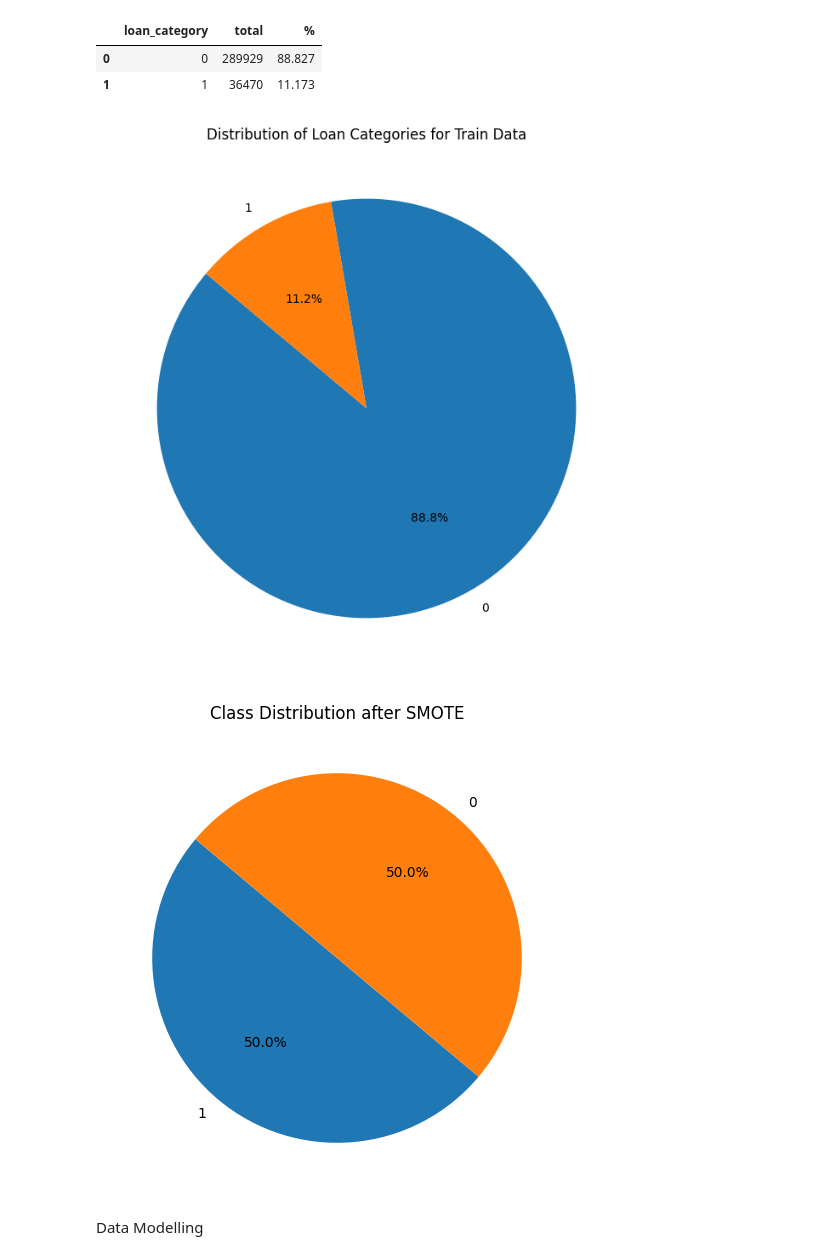
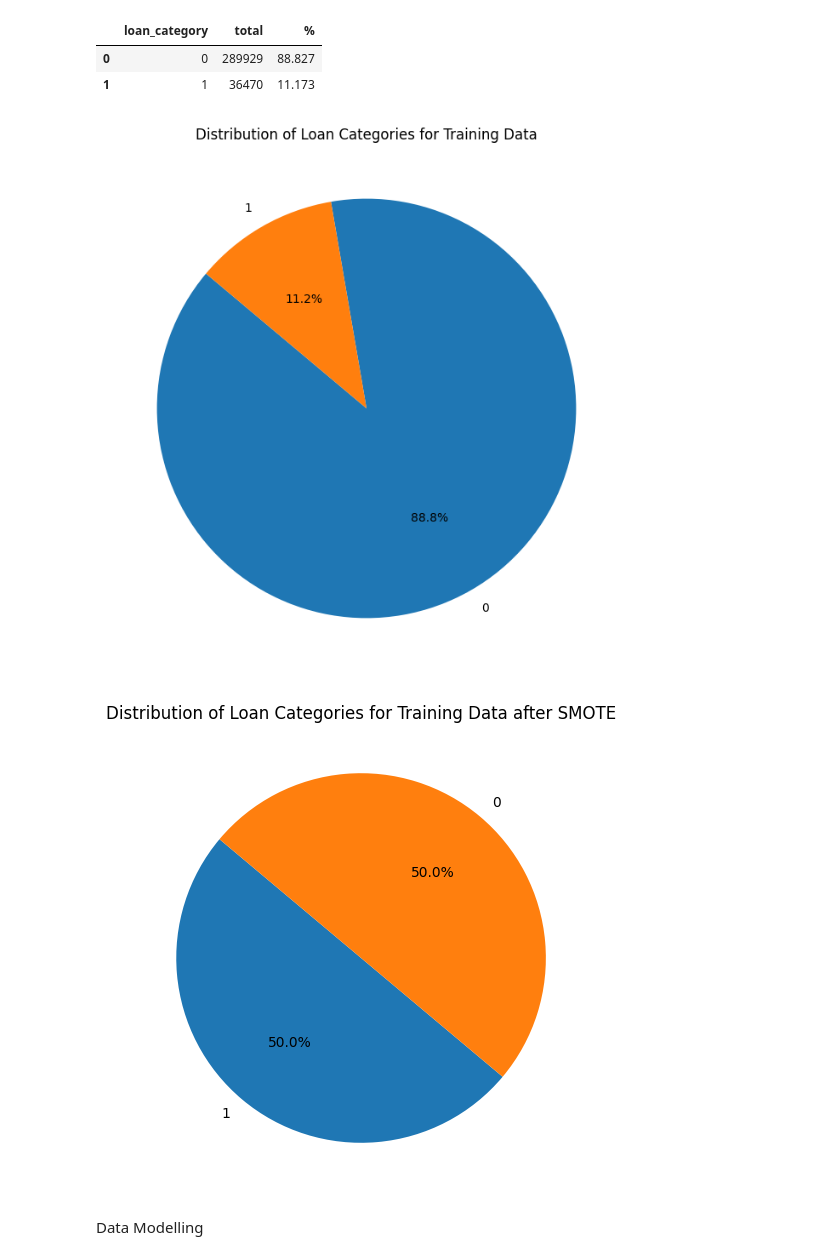
Before and after one commit to alyanfze07/Credit-Risk-Project, a Jupyter notebook: cr copy.ipynb, the cells around one changed output. Saved outputs shown, nothing was run; the diff lists cells and outputs as text; code cells hidden in the pictures.

```diff
--- a/cr copy.ipynb
+++ b/cr copy.ipynb
@@ -521,10 +523,10 @@ value_counts = pd.Series(y_train).value_counts()
 # pie chart
 plt.figure(figsize=(8, 8))
 plt.pie(value_counts, labels=value_counts.index, autopct='%1.1f%%', startangle=140)
-plt.title('Distribution of Loan Categories for Train Data')
+plt.title('Distribution of Loan Categories for Training Data')
 plt.show()
 # %% [output]
-[figure, old version]
+[figure, new version]
 # %%
 # SMOTE
 from imblearn.over_sampling import SMOTE
@@ -534,10 +536,10 @@ X_resampled, y_resampled = smote.fit_resample(X_train, y_train)
 # %%
 plt.figure(figsize=(6, 6))
 plt.pie(y_resampled.value_counts(), labels=y_resampled.value_counts().index, autopct='%1.1f%%', startangle=140)
-plt.title('Class Distribution after SMOTE')
+plt.title('Distribution of Loan Categories for Training Data after SMOTE')
 plt.show()
 # %% [output]
-[figure, old version]
+[figure, new version]
 # %% [markdown]
 Data Modelling
 # %%
```
Also changed, not shown: parts of 4 cells of this notebook, 1 other file.
